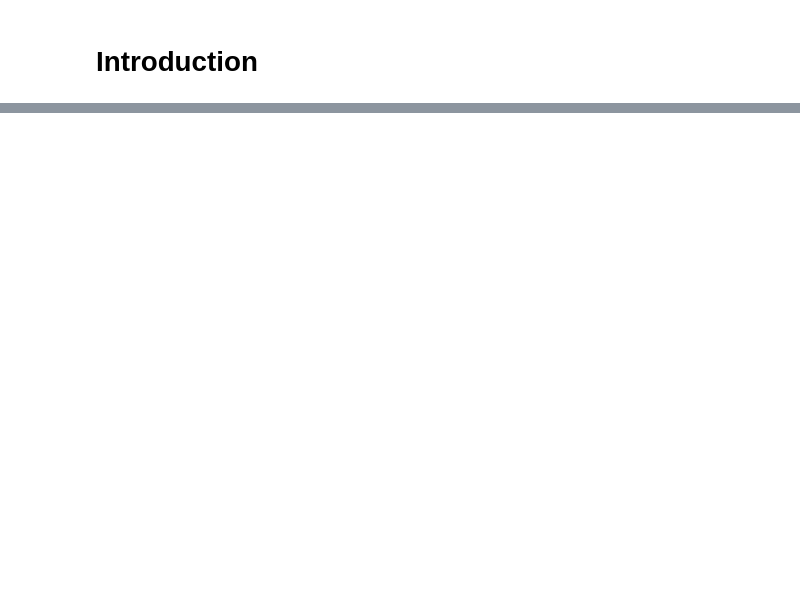
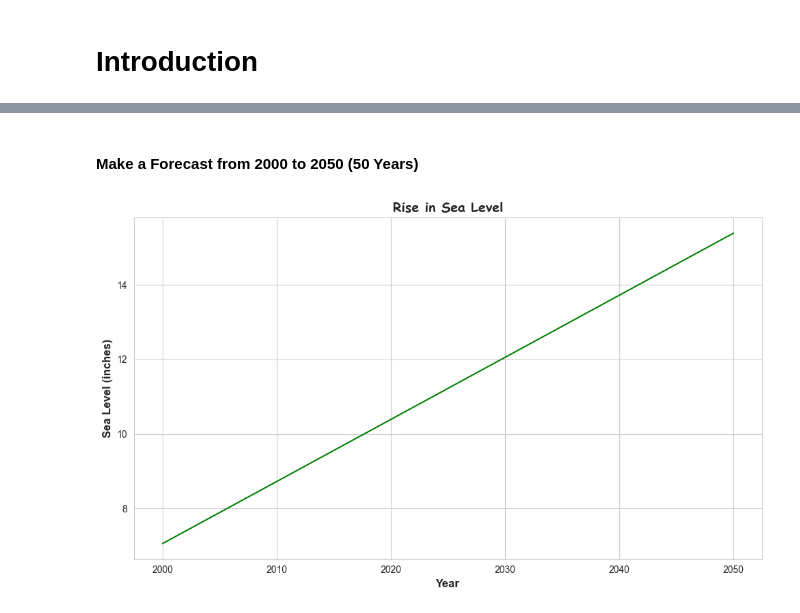
Before and after one commit to Peterez-Git/FreeCodeCamp-Data-Analysis-Projects, a Jupyter notebook: sea_level_predictor_project/sea_level_predictor_presentation.ipynb, the cells around one changed output, grey strips where cells are left out. Drawn from its saved outputs; the diff is of its cells as text; code cells hidden in the pictures; blank space fills up the shorter version.

```diff
--- a/sea_level_predictor_project/sea_level_predictor_presentation.ipynb
+++ b/sea_level_predictor_project/sea_level_predictor_presentation.ipynb
@@ -53,0 +94,25 @@ hello world
+# %% [markdown]
+<h4><b>Make a Forecast from 2000 to 2050 (50 Years)</b></h4>
+# %%
+# Filter the data for the next forecast
+df_recent = df[df['Year'] >= 2000]
+
+# Calculate the Linear Regression for the filtered data
+res2 = linregress(df_recent['Year'], df_recent['CSIRO Adjusted Sea Level'])
+x_pred2 = np.arange(2000, 2051)
+y_pred2 = res2.intercept + res2.slope * x_pred2
+
+# Plot the Regression Line
+plt.figure(figsize=(10,6))
+plt.plot(x_pred2, y_pred2, color='g')
+
+# Customize the Axis
+plt.xlabel('Year', fontweight='bold', fontsize=12)
+plt.ylabel('Sea Level (inches)', fontweight='bold', fontsize=12)
+plt.title('Rise in Sea Level', fontweight='bold', fontsize=14, family='Comic Sans MS')
+plt.tight_layout()
+
+# Diplay the plot
+plt.show()
+# %% [output]
+[figure, added]
```
Also changed, not shown: parts of 8 cells of this notebook, 1 other file.
